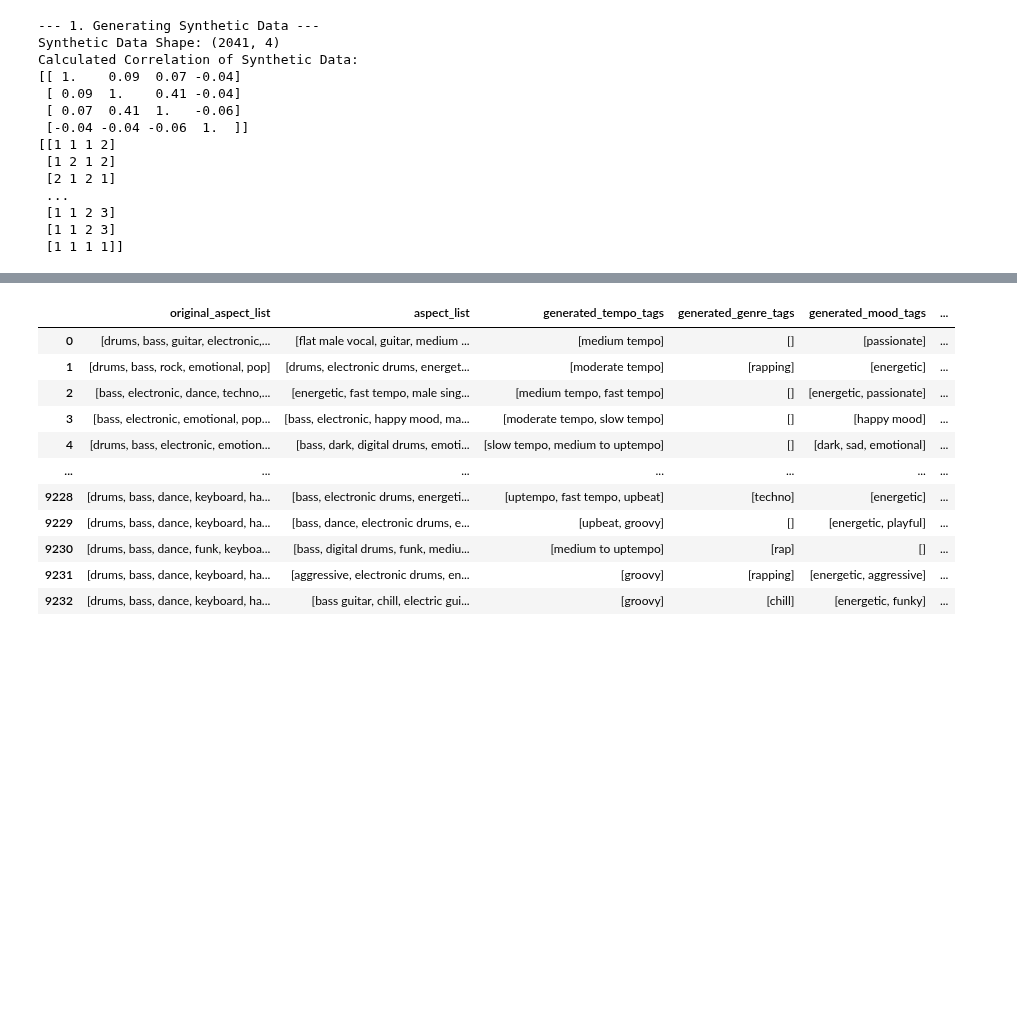
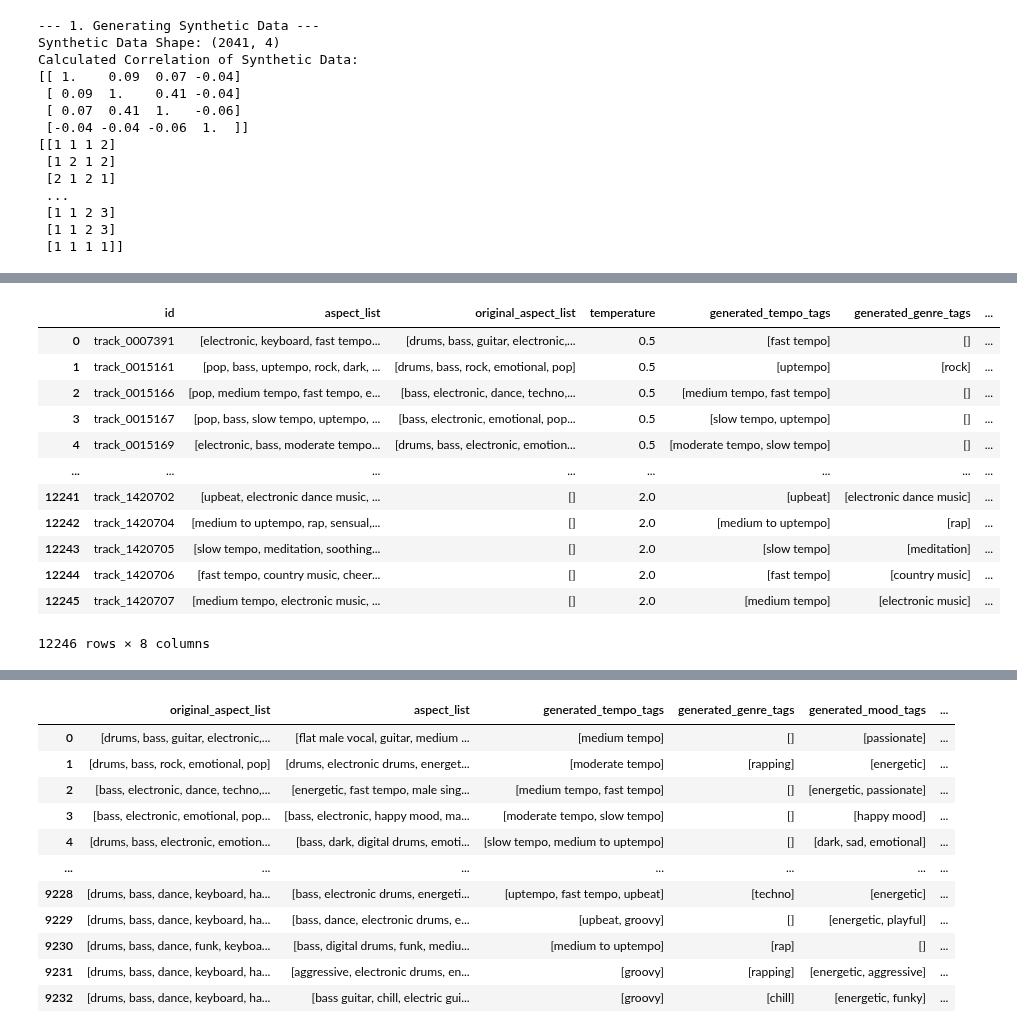
Before and after one commit to BrunoSienkiewicz/ConceptCaps, a Jupyter notebook: notebooks/generate-vae-tags-dataset.ipynb, the cells around one changed output, grey strips where cells are left out. Cells and saved outputs as stored; diff of their text form; code cells hidden in the pictures; blank space fills up the shorter version.

```diff
--- a/notebooks/generate-vae-tags-dataset.ipynb
+++ b/notebooks/generate-vae-tags-dataset.ipynb
@@ -464,3 +617,20 @@ res_df
+# %%
+res_df = pd.DataFrame(results)
+res_df
+# %% [output]
+|  | id | aspect_list | original_aspect_list | temperature | generated_tempo_tags | generated_genre_tags | ... |
+| 0 | track_0007391 | [electronic, keyboard, fast tempo... | [drums, bass, guitar, electronic,... | 0.5 | [fast tempo] | [] | ... |
+| 1 | track_0015161 | [pop, bass, uptempo, rock, dark, ... | [drums, bass, rock, emotional, pop] | 0.5 | [uptempo] | [rock] | ... |
+| 2 | track_0015166 | [pop, medium tempo, fast tempo, e... | [bass, electronic, dance, techno,... | 0.5 | [medium tempo, fast tempo] | [] | ... |
+| 3 | track_0015167 | [pop, bass, slow tempo, uptempo, ... | [bass, electronic, emotional, pop... | 0.5 | [slow tempo, uptempo] | [] | ... |
+| 4 | track_0015169 | [electronic, bass, moderate tempo... | [drums, bass, electronic, emotion... | 0.5 | [moderate tempo, slow tempo] | [] | ... |
+| ... | ... | ... | ... | ... | ... | ... | ... |
+| 12241 | track_1420702 | [upbeat, electronic dance music, ... | [] | 2.0 | [upbeat] | [electronic dance music] | ... |
+| 12242 | track_1420704 | [medium to uptempo, rap, sensual,... | [] | 2.0 | [medium to uptempo] | [rap] | ... |
+| 12243 | track_1420705 | [slow tempo, meditation, soothing... | [] | 2.0 | [slow tempo] | [meditation] | ... |
+| 12244 | track_1420706 | [fast tempo, country music, cheer... | [] | 2.0 | [fast tempo] | [country music] | ... |
+| 12245 | track_1420707 | [medium tempo, electronic music, ... | [] | 2.0 | [medium tempo] | [electronic music] | ... |
+12246 rows × 8 columns
 # %%
 # Sort aspect list column and deduplicate tag combinations
 res_df['aspect_list'] = res_df['aspect_list'].apply(lambda x: sorted(list(set(x))))
```
Also changed, not shown: parts of 11 cells of this notebook, 13 other files.
